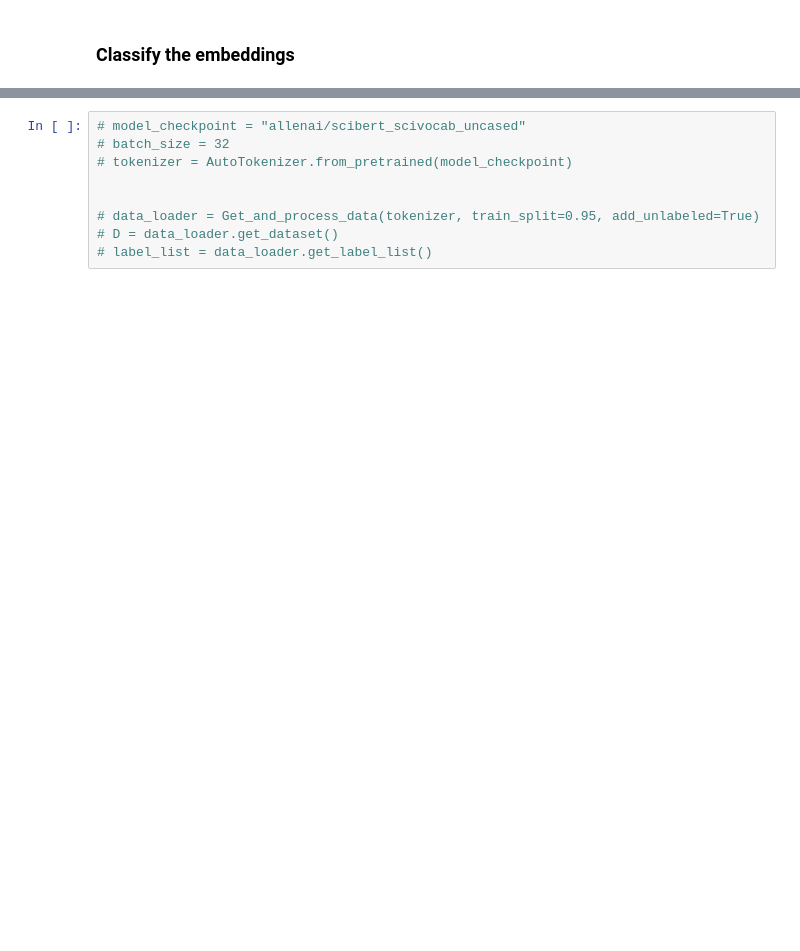
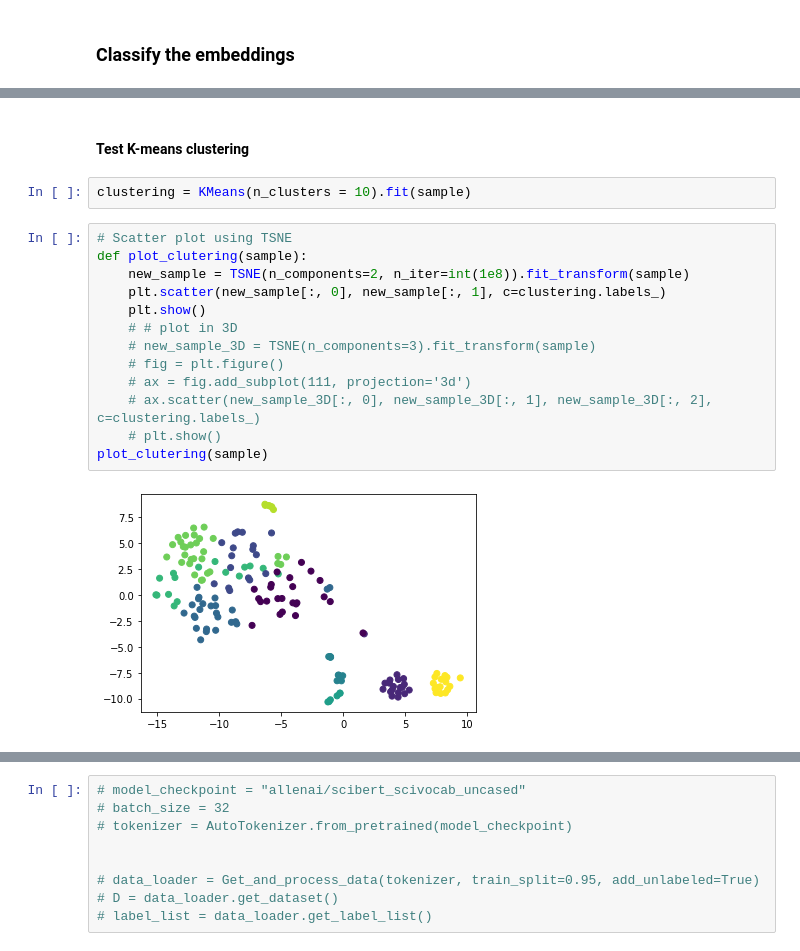
Before and after one commit to Mustapha-AJEGHRIR/medical_txt_parser, a Jupyter notebook: src/clustering_concepts.ipynb, the cells around one changed output, grey strips where cells are left out. Cells and saved outputs as stored; diff of their text form; blank space fills up the shorter version.

```diff
--- a/src/clustering_concepts.ipynb
+++ b/src/clustering_concepts.ipynb
@@ -225,0 +290,19 @@ with open(data_path + os.sep + "all_docs.pkl", "wb") as f:
+# %% [markdown]
+#### Test K-means clustering
+# %%
+clustering = KMeans(n_clusters = 10).fit(sample)
+# %%
+# Scatter plot using TSNE
+def plot_clutering(sample):
+    new_sample = TSNE(n_components=2, n_iter=int(1e8)).fit_transform(sample)
+    plt.scatter(new_sample[:, 0], new_sample[:, 1], c=clustering.labels_)
+    plt.show()
+    # # plot in 3D
+    # new_sample_3D = TSNE(n_components=3).fit_transform(sample)
+    # fig = plt.figure()
+    # ax = fig.add_subplot(111, projection='3d')
+    # ax.scatter(new_sample_3D[:, 0], new_sample_3D[:, 1], new_sample_3D[:, 2], c=clustering.labels_)
+    # plt.show()
+plot_clutering(sample)
+# %% [output]
+[figure, added]
```
Also changed, not shown: parts of 18 cells of this notebook.
